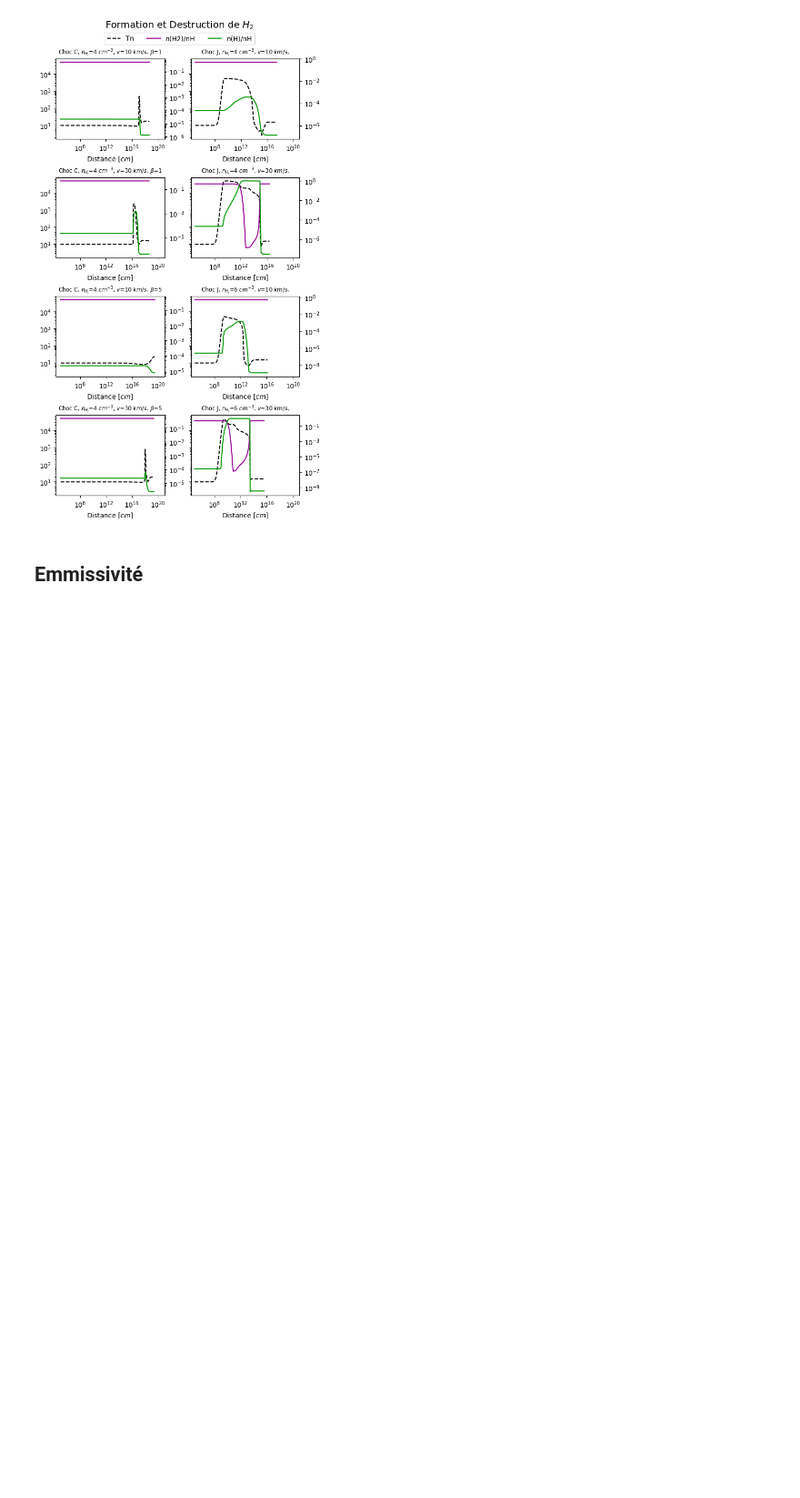
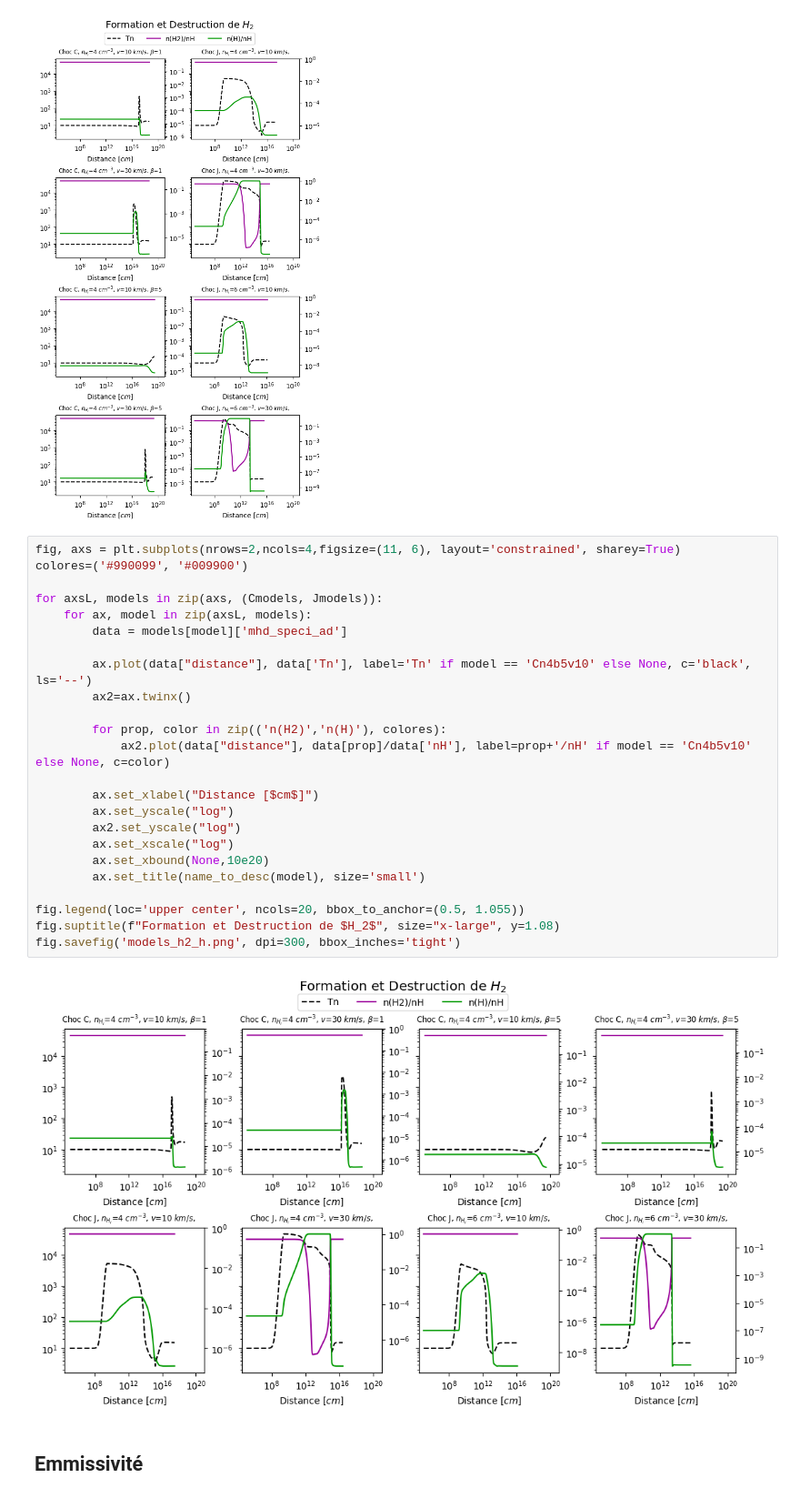
Before and after one commit to georgina-sampson/M04-Shocks, a Jupyter notebook: s07.ipynb, the cells around one changed output. Shown at 91% size. Drawn from its saved outputs; the diff is of its cells as text; blank space fills up the shorter version.

```diff
--- a/s07.ipynb
+++ b/s07.ipynb
@@ -611,6 +674,32 @@ fig.suptitle(f"Formation et Destruction de $H_2$", size="x-large", y=1.055)
 fig.savefig('models_h2.png', dpi=300, bbox_inches='tight')
 # %% [output]
 [figure]
+# %%
+fig, axs = plt.subplots(nrows=2,ncols=4,figsize=(11, 6), layout='constrained', sharey=True)
+colores=('#990099', '#009900')
+
+for axsL, models in zip(axs, (Cmodels, Jmodels)):
+    for ax, model in zip(axsL, models):
+        data = models[model]['mhd_speci_ad']
+
+        ax.plot(data["distance"], data['Tn'], label='Tn' if model == 'Cn4b5v10' else None, c='black', ls='--')
+        ax2=ax.twinx()
+
+        for prop, color in zip(('n(H2)','n(H)'), colores):
+            ax2.plot(data["distance"], data[prop]/data['nH'], label=prop+'/nH' if model == 'Cn4b5v10' else None, c=color)
+
+        ax.set_xlabel("Distance [$cm$]")
+        ax.set_yscale("log")
+        ax2.set_yscale("log")
+        ax.set_xscale("log")
+        ax.set_xbound(None,10e20)
+        ax.set_title(name_to_desc(model), size='small')
+
+fig.legend(loc='upper center', ncols=20, bbox_to_anchor=(0.5, 1.055))
+fig.suptitle(f"Formation et Destruction de $H_2$", size="x-large", y=1.08)
+fig.savefig('models_h2_h.png', dpi=300, bbox_inches='tight')
+# %% [output]
+[figure, added]
 # %% [markdown]
 ## Emmissivité
 # %%
```
Also changed, not shown: parts of 5 cells of this notebook, 5 other files.
